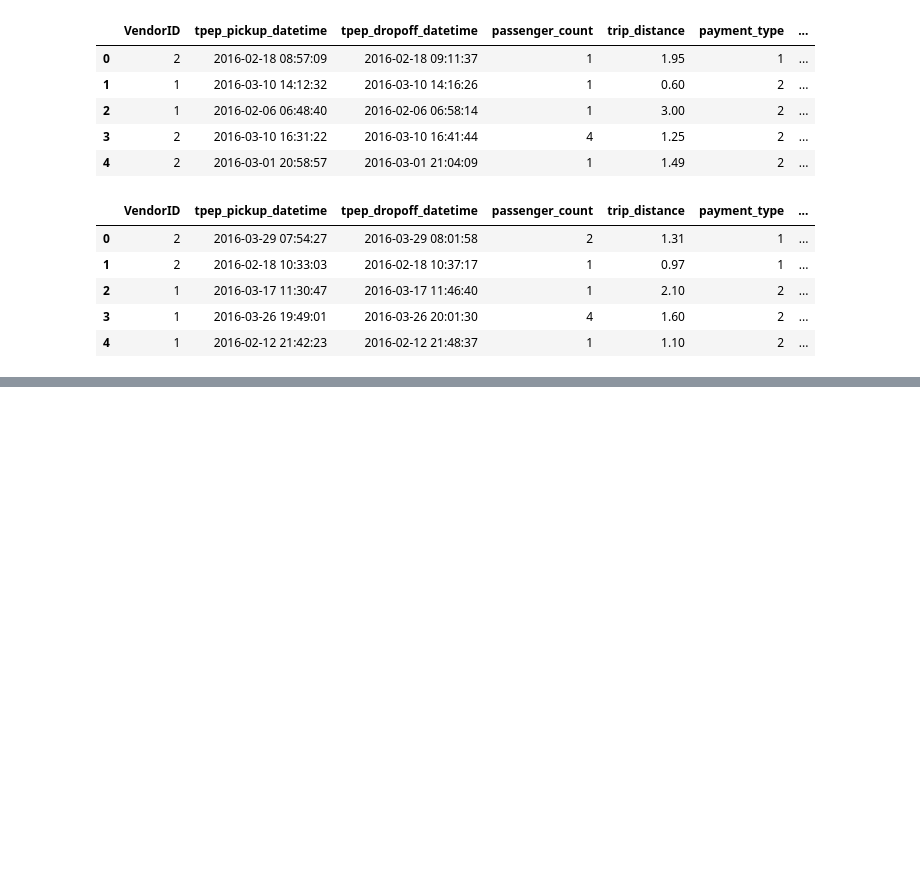
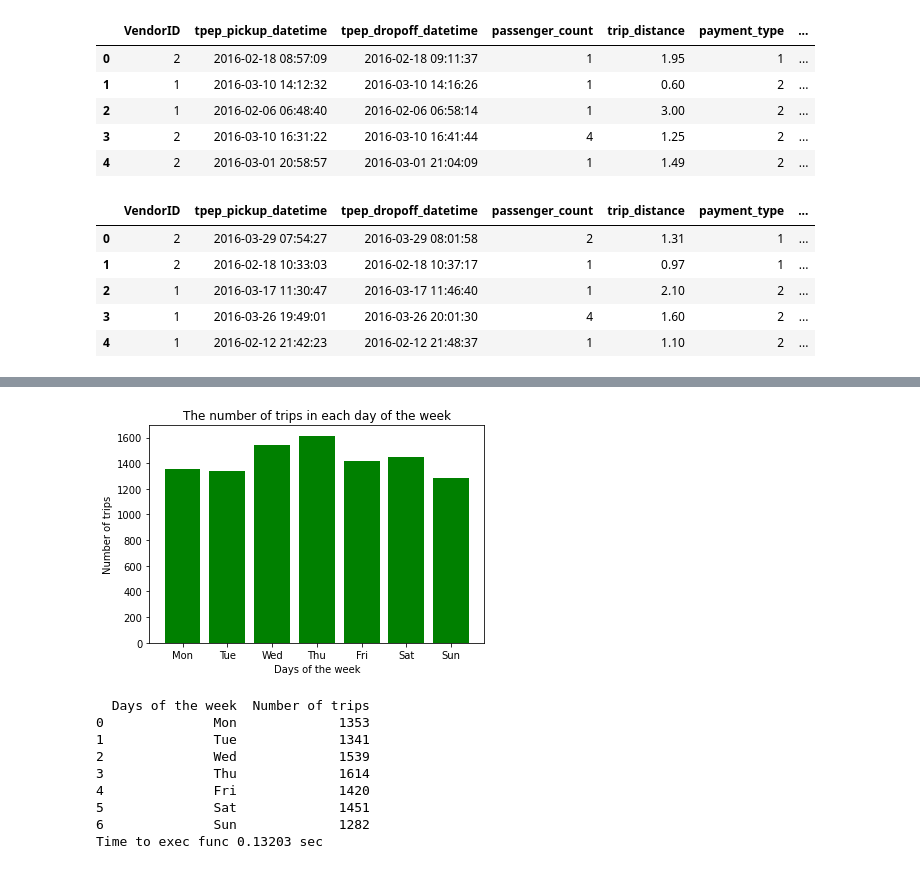
Before and after one commit to nhut3110/Final-Exam---Process-CSV-files, a Jupyter notebook: final.ipynb, the cells around one changed output, grey strips where cells are left out. Saved outputs shown, nothing was run; the diff lists cells and outputs as text; code cells hidden in the pictures; blank space fills up the shorter version.

```diff
--- a/final.ipynb
+++ b/final.ipynb
@@ -375,0 +369,51 @@ Question 10:
+# %%
+def questionTen(data):
+    timer = Timer()
+    timer.start()
+    month = [0,31,29,31,30,31,30,31,31,30,31,30,31]
+    subsetM = data['month'].values.tolist()
+    subsetD = data['day'].values.tolist()
+    week = ['Mon','Tue','Wed','Thu','Fri','Sat','Sun']
+    count = [0,0,0,0,0,0,0]
+    firstMonth = 2
+    firstDay = 1
+    for i in range(len(subsetM)):
+        if firstMonth == subsetM[i]:
+            days = subsetD[i] - firstDay
+        else:
+            days = 0
+            if subsetM[i] - firstMonth >1:
+                for i in range(3,subsetM[i],1):
+                    days += month[i]
+            else:
+                days = (28 + subsetD[i])%7
+        if days%7 == 0: count[0] += 1
+        if days%7 == 1: count[1] += 1
+        if days%7 == 2: count[2] += 1
+        if days%7 == 3: count[3] += 1
+        if days%7 == 4: count[4] += 1
+        if days%7 == 5: count[5] += 1
+        if days%7 == 6: count[6] += 1
+    df4 = pd.DataFrame()
+    df4['Days of the week'] = week
+    df4['Number of trips'] = count
+    plt.bar(week, count, color='green')
+    plt.title('The number of trips in each day of the week')
+    plt.xlabel('Days of the week')
+    plt.ylabel('Number of trips')
+    plt.show()
+    print(df4)
+    print('Time to exec func %.5f sec' % timer.stop())
+# %%
+questionTen(dataSmall)
+# %% [output]
+[figure, added]
+  Days of the week  Number of trips
+0              Mon             1353
+1              Tue             1341
+2              Wed             1539
+3              Thu             1614
+4              Fri             1420
+5              Sat             1451
+6              Sun             1282
+Time to exec func 0.13203 sec
```
Also changed, not shown: parts of 47 cells of this notebook.
